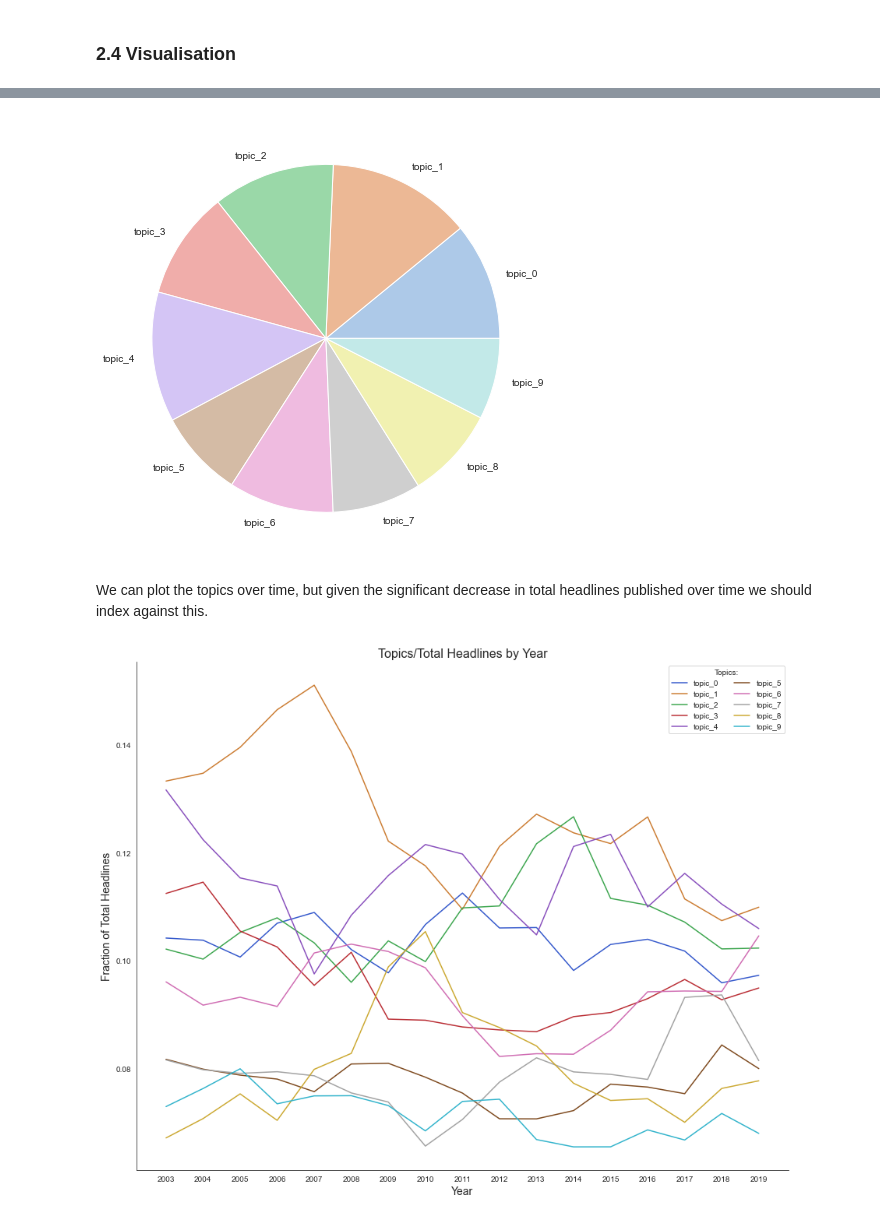
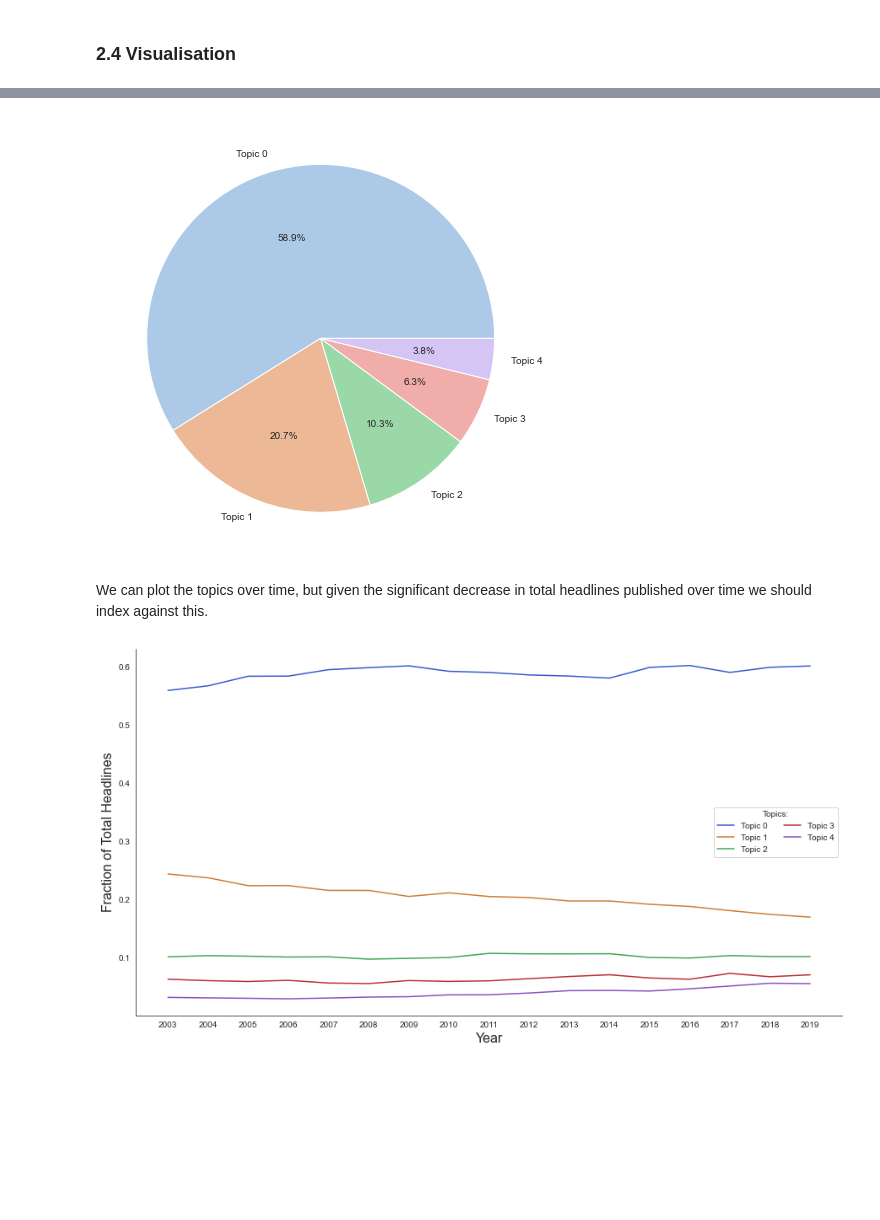
Before and after one commit to swhebell/ifq619, a Jupyter notebook: Assignment_2_News.ipynb, the cells around one changed output, grey strips where cells are left out. Saved outputs shown, nothing was run; the diff lists cells and outputs as text; code cells hidden in the pictures; blank space fills up the shorter version.

```diff
--- a/Assignment_2_News.ipynb
+++ b/Assignment_2_News.ipynb
@@ -350,4 +398,6 @@ topics = ['topic_0', 'topic_1', 'topic_2', 'topic_3', 'topic_4', 'topic_5', 'top
 # %%
-summed_topics = headlines.groupby('year')[topics].apply(sum)
+summed_topics = topicdf.groupby('year')[topics].apply(sum)
 
-yearly = pd.concat([yearly, summed_topics], axis=1)
+yearly_topics = yearly.copy()
+
+yearly_topics = pd.concat([yearly_topics, summed_topics], axis=1)
@@ -403,0 +428,14 @@ dtype: int64
+# %%
+sns.set_style('white') # Seaborn for style
+sns.set_palette('bright', desat=0.7)
+plt.tight_layout()
+
+fig,ax = plt.subplots(figsize=(10,6))
+
+ax.plot(yearly['total_headlines'])
+ax.set_title('Total Headlines By Year', fontsize=16)
+ax.set_ylabel('Number of Headlines', fontsize=12)
+ax.set_xlabel('Year', fontsize=12)
+sns.despine()
+
+fig.savefig('headperyear.png')
@@ -404,31 +445,36 @@ dtype: int64
 # %%
+nicetopics = ['Topic 0', 'Topic 1', 'Topic 2', 'Topic 3', 'Topic 4']
+
 sns.set_style('white') # Seaborn for style
 sns.set_palette('pastel', desat=0.7)
 
 fig,ax = plt.subplots(figsize=(8,8))
 
-ax = plt.pie(yearly[topics].sum(), labels=topics)
+ax = plt.pie(yearly_topics[topics].sum(), labels=nicetopics, autopct='%1.1f%%')
+
+fig.savefig('topicproportion.png')
 # %% [output]
-[figure, old version]
+[figure, new version]
 # %% [markdown]
 We can plot the topics over time, but given the significant decrease in total headlines published over time we should index against this.
 # %%
-topicsindex = yearly[['topic_0', 'topic_1', 'topic_2', 'topic_3', 'topic_4',
-                      'topic_5','topic_6', 'topic_7', 'topic_8', 'topic_9']].copy()
+topicsindex = yearly_topics[topics].copy()
 
 for i in topicsindex.columns:
     topicsindex[i] = topicsindex[i].div(yearly['total_headlines'])
 # %%
 sns.set_style('white') # Seaborn for style
 sns.set_palette('bright', desat=0.6)
 
-fig, ax = plt.subplots(figsize=(15,12))
+fig, ax = plt.subplots(figsize=(15,8))
 ax.plot(topicsindex)
-ax.set_title('Topics/Total Headlines by Year', fontsize=16)
-ax.set_ylabel('Fraction of Total Headlines', fontsize=14)
-ax.set_xlabel('Year', fontsize=14)
-ax.legend(topicsindex.columns.tolist(), title='Topics:', ncol=2)
+#ax.set_title('Topics/Total Headlines by Year', fontsize=16)
+ax.set_ylabel('Fraction of Total Headlines', fontsize=16)
+ax.set_xlabel('Year', fontsize=16)
+ax.legend(nicetopics, title='Topics:', ncol=2)
 sns.despine()
 plt.show()
+
+fig.savefig('topictime.png')
 # %% [output]
-[figure, old version]
+[figure, new version]
```
Also changed, not shown: parts of 30 cells of this notebook, 9 other files.
